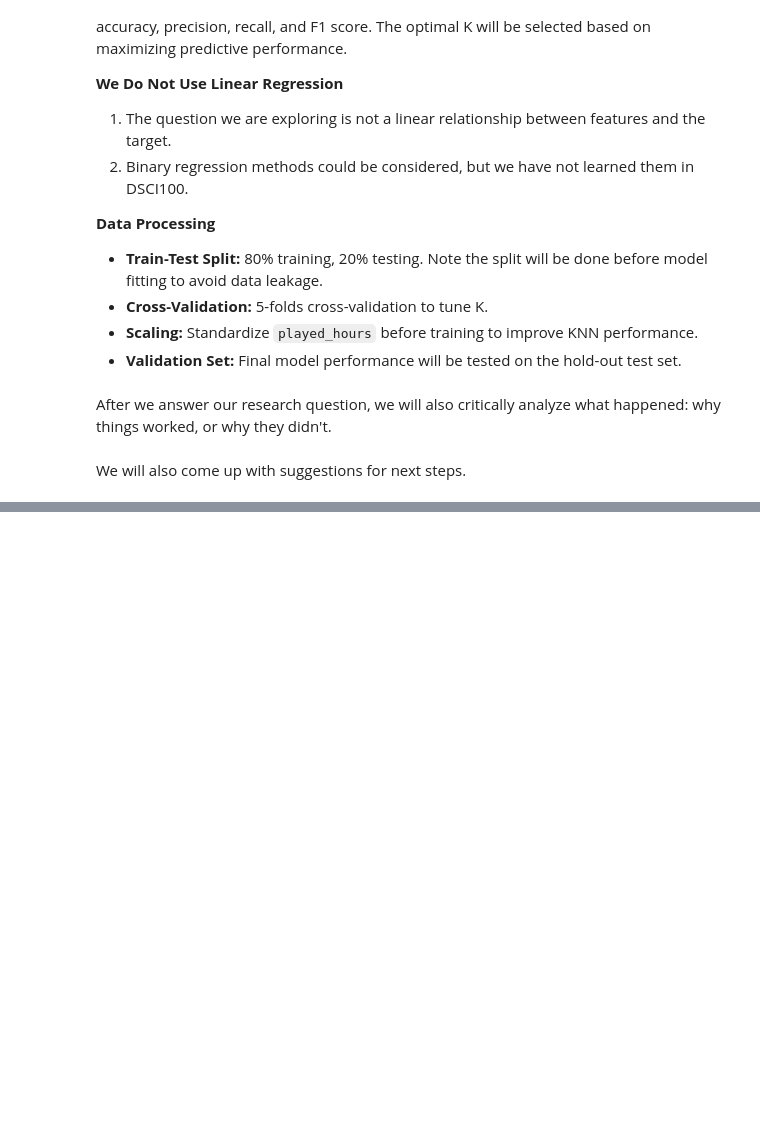
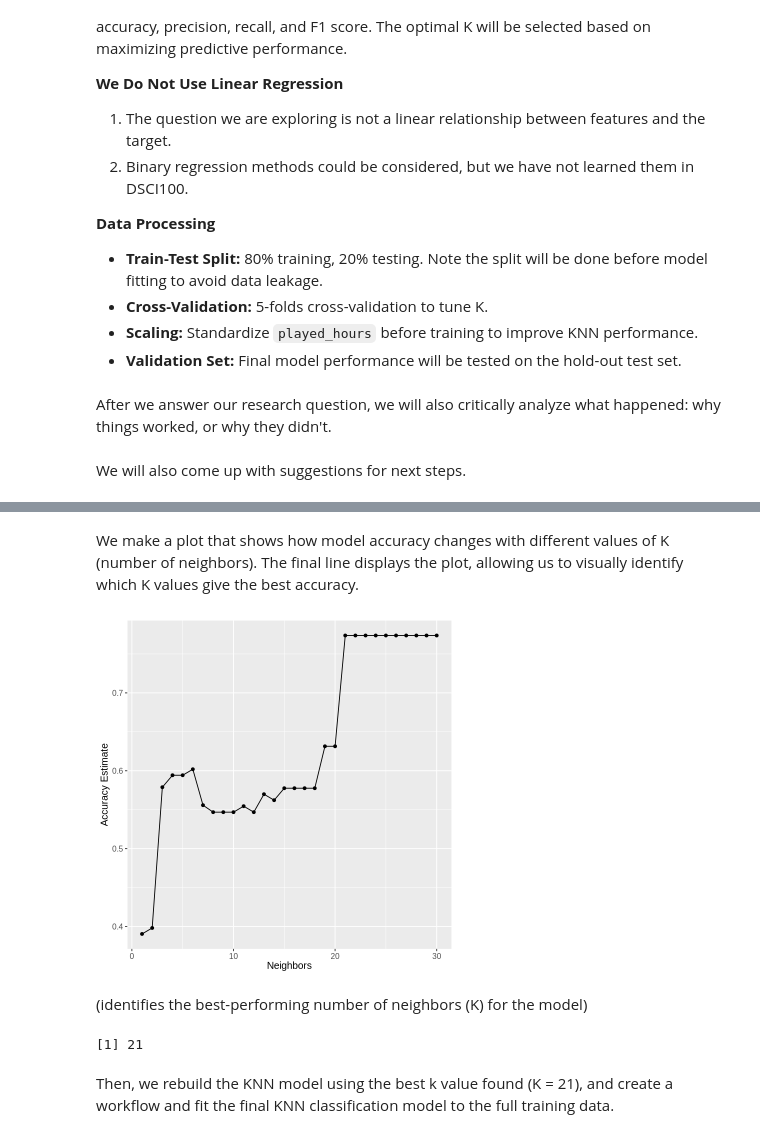
Before and after one commit to KEN-I-NOT/DSCI_project_group13, a Jupyter notebook: DSCI_Group13_final_v1.ipynb, the cells around one changed output, grey strips where cells are left out. Drawn from its saved outputs; the diff is of its cells as text; code cells hidden in the pictures; blank space fills up the shorter version.

```diff
--- a/DSCI_Group13_final_v1.ipynb
+++ b/DSCI_Group13_final_v1.ipynb
@@ -322,0 +348,5 @@ We will also come up with suggestions for next steps.
+# %%
+players_spec <- nearest_neighbor(weight_func = "rectangular",
+                             neighbors = tune()) |>
+  set_engine("kknn") |>
+  set_mode("classification")
@@ -322,0 +355,2 @@ We will also come up with suggestions for next steps.
+# %%
+players_vfold <- vfold_cv(players_train, v = 5, strata = gender)
@@ -322,0 +367,2 @@ We will also come up with suggestions for next steps.
+# %%
+k_vals <- tibble(neighbors = seq(from = 1, to = 30, by = 1))
@@ -322,0 +371,9 @@ We will also come up with suggestions for next steps.
+# %%
+knn_results <- workflow() |>
+  add_recipe(players_recipe) |>
+  add_model(players_spec) |>
+  tune_grid(resamples = players_vfold, grid = k_vals) |>
+  collect_metrics()
+accuracies <- knn_results |>
+  filter(.metric == "accuracy")
+accuracies
@@ -322,0 +410,24 @@ We will also come up with suggestions for next steps.
+# %% [markdown]
+We make a plot that shows how model accuracy changes with different values of K (number of neighbors). The final line displays the plot, allowing us to visually identify which K values give the best accuracy.
+# %%
+accuracies_vs_k <- ggplot(accuracies, aes(x = neighbors, y = mean)) +
+  geom_point() +
+  geom_line() +
+  labs(x = "Neighbors", y = "Accuracy Estimate") +
+  theme(text = element_text(size = 12))
+accuracies_vs_k
+# %% [output]
+[figure, added]
+# %% [markdown]
+(identifies the best-performing number of neighbors (K) for the model)
+# %%
+best_k <- accuracies |>
+  arrange(desc(mean)) |>
+  head(1) |>
+  pull(neighbors)
+
+best_k
+# %% [output]
+[1] 21
+# %% [markdown]
+Then, we rebuild the KNN model using the best k value found (K = 21), and create a workflow and fit the final KNN classification model to the full training data.
```
Also changed, not shown: parts of 43 cells of this notebook.
